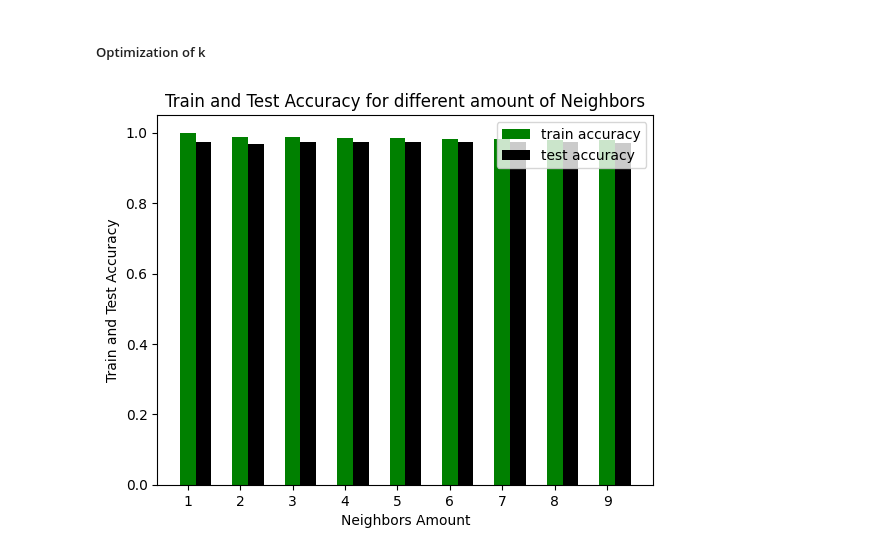
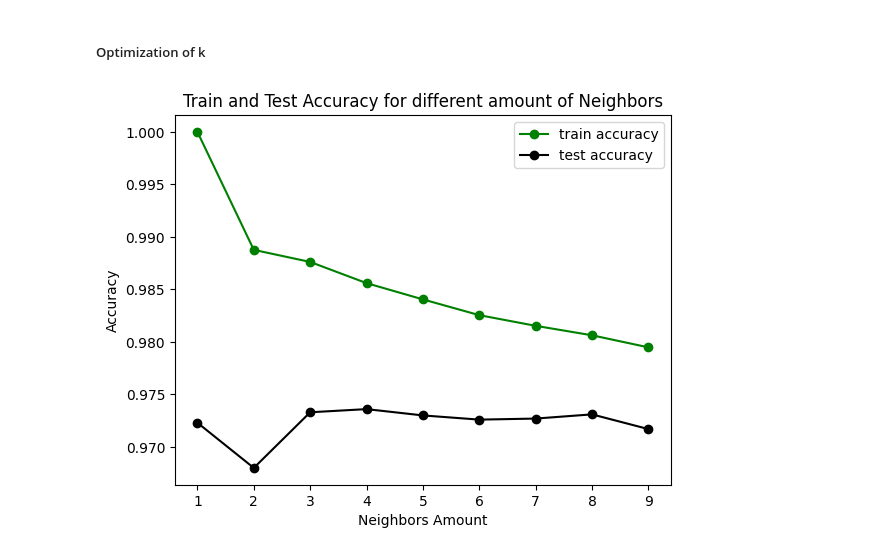
Before and after one commit to Ozu-bezariusu/hillel_ml, a Jupyter notebook: homework_4/knn_classifier.ipynb, the cells around one changed output. Saved outputs shown, nothing was run; the diff lists cells and outputs as text; code cells hidden in the pictures.

Commit message:
fixes: change bar plots to line plots

```diff
--- a/homework_4/knn_classifier.ipynb
+++ b/homework_4/knn_classifier.ipynb
@@ -102,3 +102,5 @@ model = kNNClassifier(n_neighbors = k, algorithm = algorithm, metric = metric)
+# %%
+model = init_model()
 # %%
 model.fit(x_train, y_train)
 # %% [output]
@@ -242,11 +228,8 @@ Euclidian Distance Metric is known as common metric for image recognition. On th
     Manhattan Distance Metric performs well for high dimensinal data where images are quit high dimensional
 # %%
 # Manhattan Distance Metric usage
-algorithm = 'brute'
-metric = 'manhattan'
-k = 3
 
-model = kNNClassifier(n_neighbors = k, algorithm = algorithm, metric = metric)
+model = init_model(metric="manhattan")
 # %%
 # fit model
 
@@ -354,0 +260,13 @@ plt.show()
+# %%
+model = init_model(metric="cosine")
+
+model.fit(x_train, y_train)
+
+y_test_pred = model.predict(x_test)
+
+cosine_perf_metrics = assess_model(y_test, y_test_pred)
+
+for metric_name, metrics in cosine_perf_metrics.items():
+    cosine_perf_metrics[metric_name] = [metric_value - eucl_perf_metrics[metric_name][ind] for ind,metric_value in enumerate(metrics)]
+
+metrics_line_plot(cosine_perf_metrics, "Cosine over Euclidian")
@@ -360,8 +280,8 @@ used https://medium.com/@kunal_gohrani/different-types-of-distance-metrics-used-
 # %% [markdown]
 ##### Optimization of k
 # %%
-train_precision = []
-test_precision = []
+train_accuracy_scores = []
+test_accuracy_scores = []
 
 
 for k in range(1, 10):
@@ -382,31 +302,31 @@ for k in range(1, 10):
     accuracy_train = accuracy_score(y_train, y_train_pred)
 
     # save accuracy_train
-    train_precision.append(accuracy_train)
+    train_accuracy_scores.append(accuracy_train)
 
     # calculate model's accuracy for testing subset, save the value
     accuracy_test = accuracy_score(y_test, y_test_pred)
 
     # save accuracy_test
-    test_precision.append(accuracy_test)
+    test_accuracy_scores.append(accuracy_test)
 # %%
 
 k = np.arange(1, 10, dtype=int)
 
 bar_width = 0.3
 
 indices = np.arange(len(k))
 
-plt.bar(indices, train_precision, width=bar_width, label='train accuracy', color='green')
-plt.bar(indices + bar_width, test_precision, width=bar_width, label='test accuracy', color='black')
+plt.plot(indices, train_accuracy_scores,  label='train accuracy', color='green', marker='o')
+plt.plot(indices, test_accuracy_scores,  label='test accuracy', color='black', marker='o')
 
 plt.xlabel('Neighbors Amount')
-plt.ylabel('Train and Test Accuracy')
+plt.ylabel('Accuracy')
 plt.title('Train and Test Accuracy for different amount of Neighbors')
 plt.xticks(ticks=indices, labels=k)
 
 plt.legend()
 
 plt.show()
 # %% [output]
-[figure, old version]
+[figure, new version]
```
Also changed, not shown: parts of 17 cells of this notebook.
